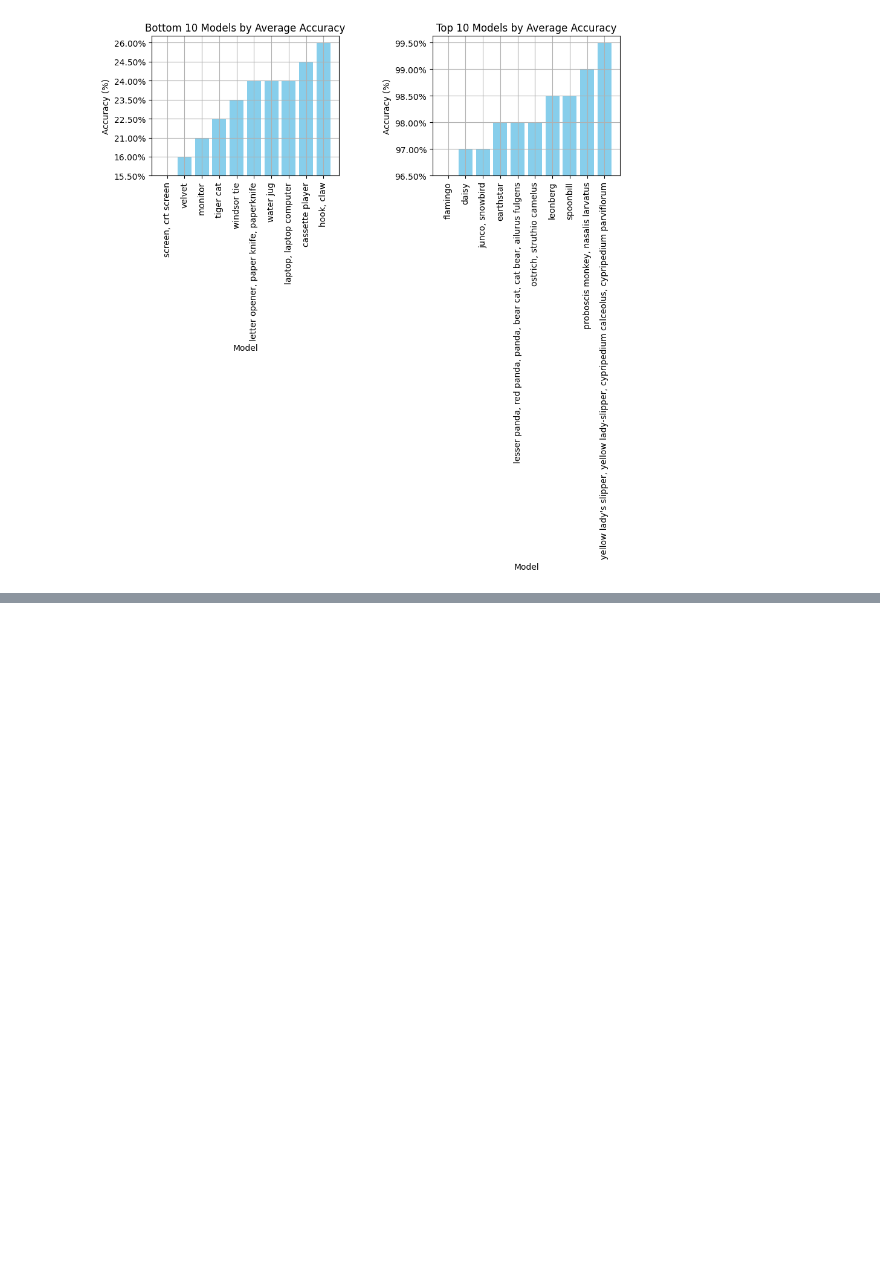
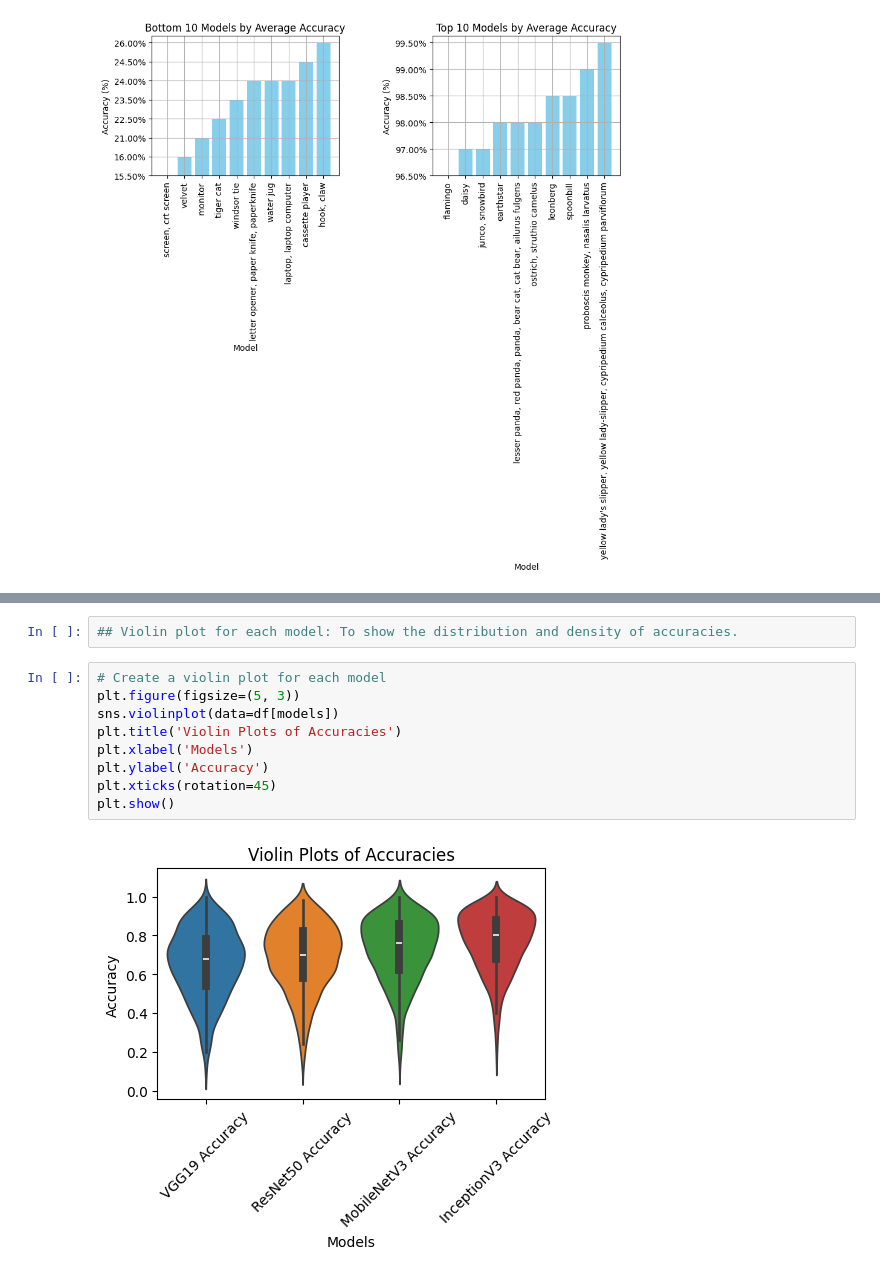
Before and after one commit to Khushi-MA/EIS, a Jupyter notebook: file1.ipynb, the cells around one changed output, grey strips where cells are left out. Cells and saved outputs as stored; diff of their text form; blank space fills up the shorter version.

```diff
--- a/file1.ipynb
+++ b/file1.ipynb
@@ -351,0 +320,13 @@ plt.show()
+# %%
+## Violin plot for each model: To show the distribution and density of accuracies.
+# %%
+# Create a violin plot for each model
+plt.figure(figsize=(5, 3))
+sns.violinplot(data=df[models])
+plt.title('Violin Plots of Accuracies')
+plt.xlabel('Models')
+plt.ylabel('Accuracy')
+plt.xticks(rotation=45)
+plt.show()
+# %% [output]
+[figure, added]
```
Also changed, not shown: parts of 49 cells of this notebook.
